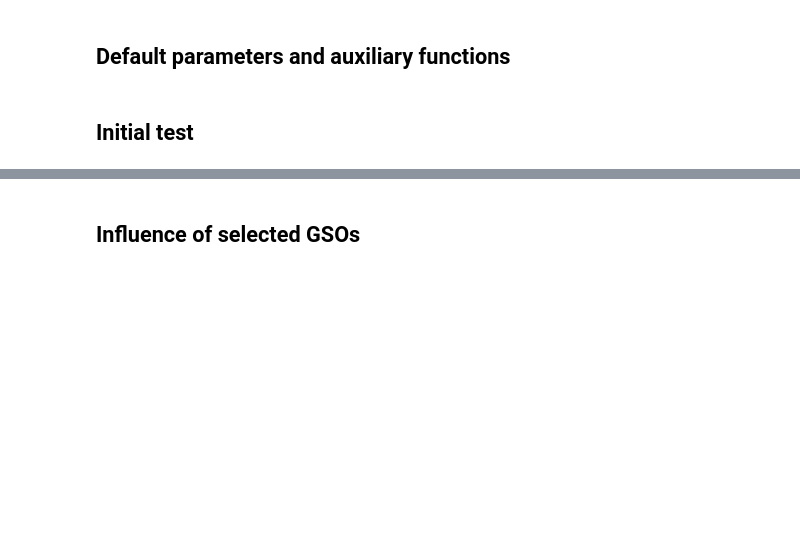
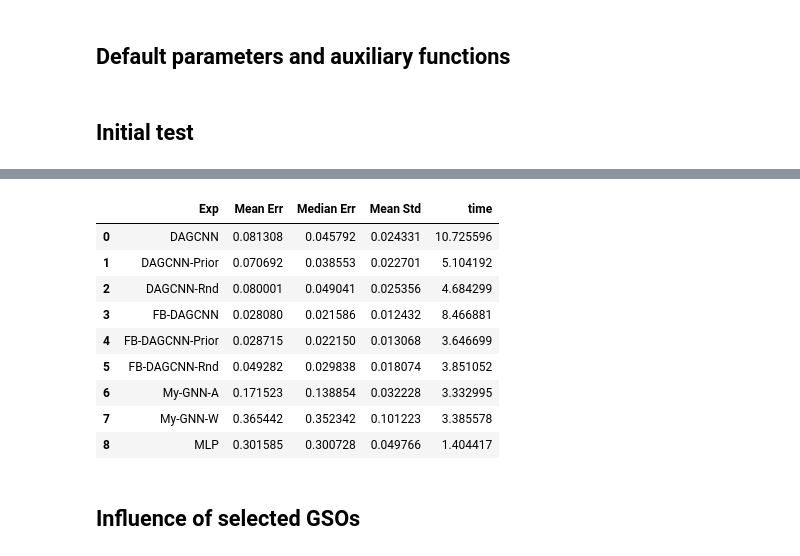
Before and after one commit to reysam93/dag_conv_nn, a Jupyter notebook: diffusion_learning.ipynb, the cells around one changed output, grey strips where cells are left out. Saved outputs shown, nothing was run; the diff lists cells and outputs as text; code cells hidden in the pictures; blank space fills up the shorter version.

```diff
--- a/diffusion_learning.ipynb
+++ b/diffusion_learning.ipynb
@@ -214,3 +220,23 @@ SAVED FILE: results/diffusion/init_exp-constant
+# %%
+# DEFAULT PARAMETERS
+if SAVE:
+    file_name = PATH + f'init_exp-{data_p["src_t"]}'
+    np.savez(file_name, err=err, std=std, times=times)
+    print('SAVED FILE:', file_name)
+
+leg = [exp['leg'] for exp in Exps]
+utils.display_data(leg, err, std, times)
+# %% [output]
+|  | Exp | Mean Err | Median Err | Mean Std | time |
+| 0 | DAGCNN | 0.081308 | 0.045792 | 0.024331 | 10.725596 |
+| 1 | DAGCNN-Prior | 0.070692 | 0.038553 | 0.022701 | 5.104192 |
+| 2 | DAGCNN-Rnd | 0.080001 | 0.049041 | 0.025356 | 4.684299 |
+| 3 | FB-DAGCNN | 0.028080 | 0.021586 | 0.012432 | 8.466881 |
+| 4 | FB-DAGCNN-Prior | 0.028715 | 0.022150 | 0.013068 | 3.646699 |
+| 5 | FB-DAGCNN-Rnd | 0.049282 | 0.029838 | 0.018074 | 3.851052 |
+| 6 | My-GNN-A | 0.171523 | 0.138854 | 0.032228 | 3.332995 |
+| 7 | My-GNN-W | 0.365442 | 0.352342 | 0.101223 | 3.385578 |
+| 8 | MLP | 0.301585 | 0.300728 | 0.049766 | 1.404417 |
 # %% [markdown]
 ## Influence of selected GSOs
 # %%
```
Also changed, not shown: parts of 7 cells of this notebook, 4 other files.
